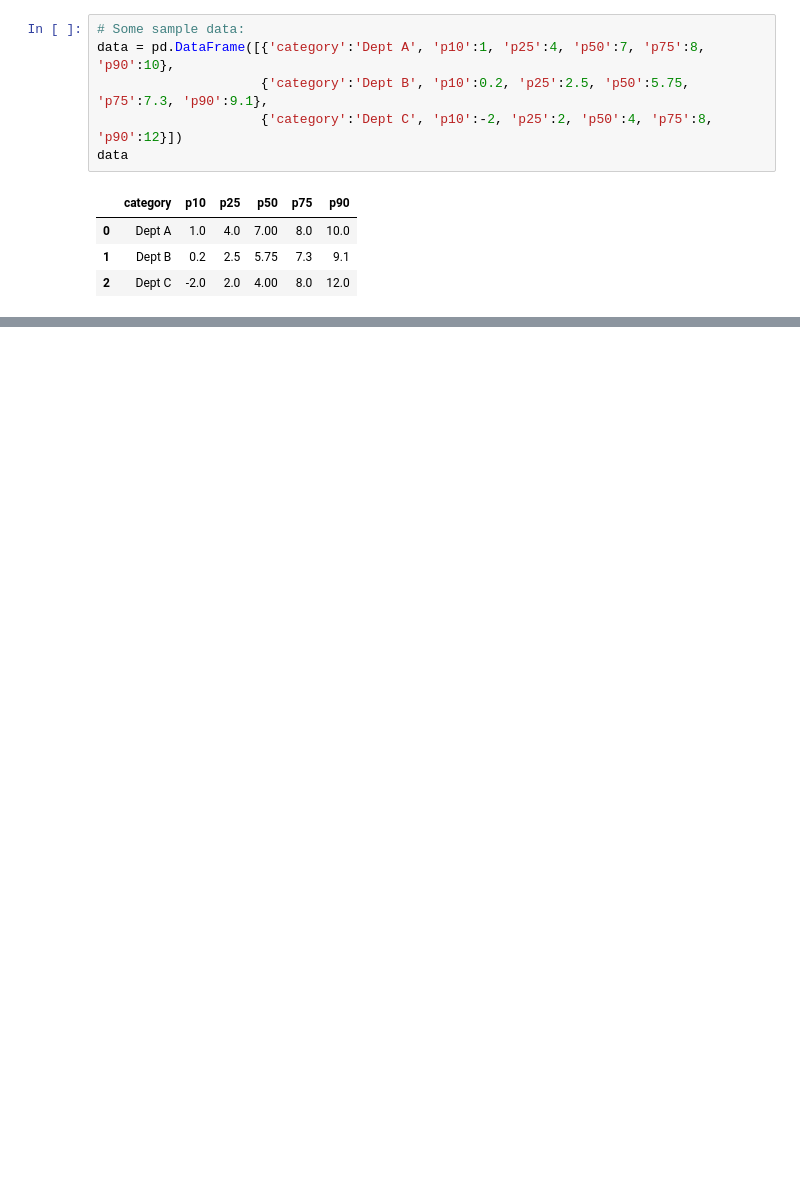
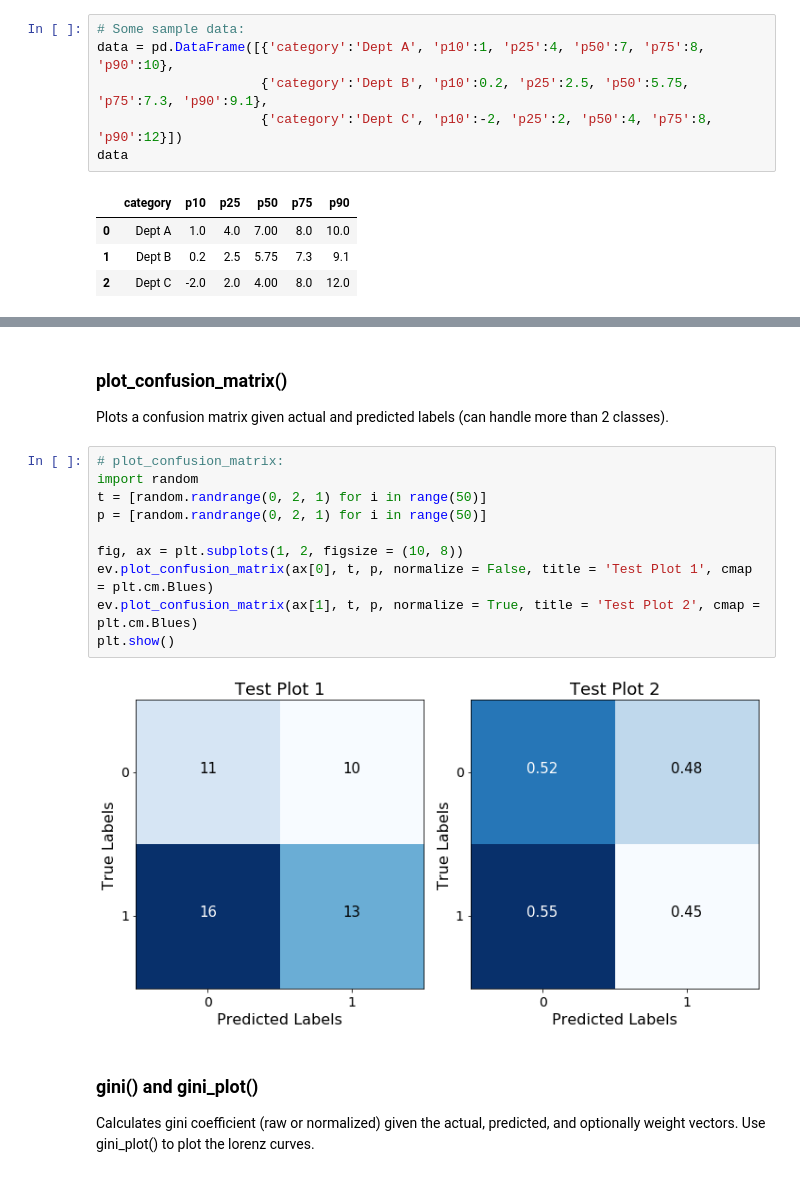
Before and after one commit to AdmiralWen/ds_tools, a Jupyter notebook: Examples/Examples.ipynb, the cells around one changed output, grey strips where cells are left out. Saved outputs shown, nothing was run; the diff lists cells and outputs as text; blank space fills up the shorter version.

```diff
--- a/Examples/Examples.ipynb
+++ b/Examples/Examples.ipynb
@@ -226,0 +210,18 @@ DE.customBoxplot(data, 'category', ['p10', 'p25', 'p50', 'p75', 'p90'], title =
+# %% [markdown]
+### plot_confusion_matrix()
+Plots a confusion matrix given actual and predicted labels (can handle more than 2 classes).
+# %%
+# plot_confusion_matrix:
+import random
+t = [random.randrange(0, 2, 1) for i in range(50)]
+p = [random.randrange(0, 2, 1) for i in range(50)]
+
+fig, ax = plt.subplots(1, 2, figsize = (10, 8))
+ev.plot_confusion_matrix(ax[0], t, p, normalize = False, title = 'Test Plot 1', cmap = plt.cm.Blues)
+ev.plot_confusion_matrix(ax[1], t, p, normalize = True, title = 'Test Plot 2', cmap = plt.cm.Blues)
+plt.show()
+# %% [output]
+[figure, added]
+# %% [markdown]
+### gini() and gini_plot()
+Calculates gini coefficient (raw or normalized) given the actual, predicted, and optionally weight vectors. Use gini_plot() to plot the lorenz curves.
```
Also changed, not shown: parts of 22 cells of this notebook.
